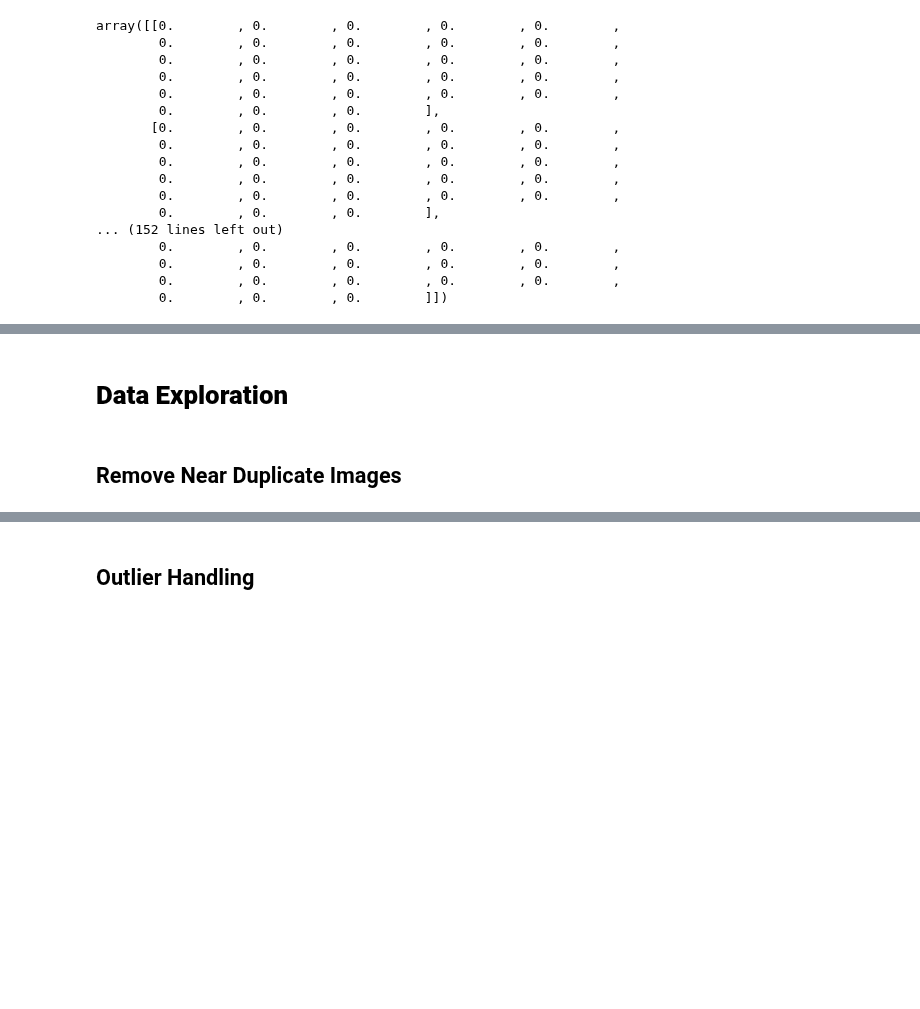
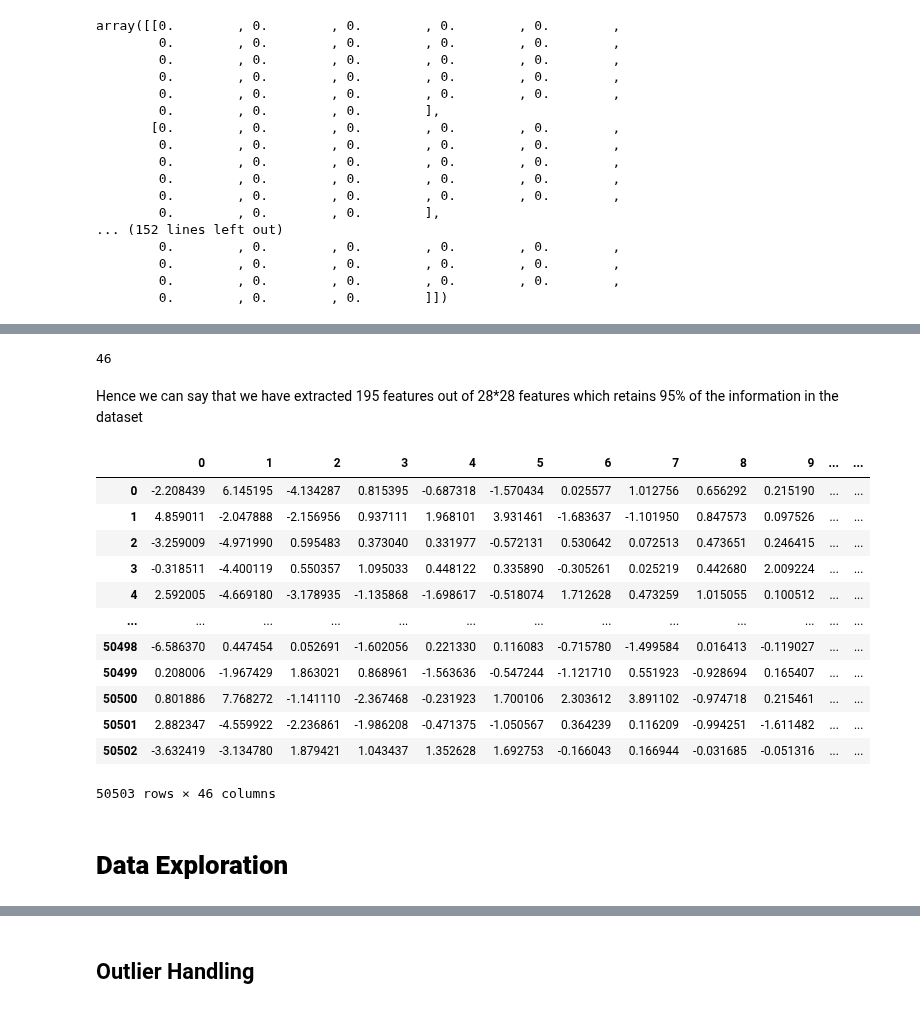
Before and after one commit to khetansarvesh/msml_602, a Jupyter notebook: Project/checkpoint2.ipynb, the cells around one changed output, grey strips where cells are left out. Cells and saved outputs as stored; diff of their text form; code cells hidden in the pictures; blank space fills up the shorter version.

```diff
--- a/Project/checkpoint2.ipynb
+++ b/Project/checkpoint2.ipynb
@@ -349,4 +355,6 @@ array([[0.        , 0.        , 0.        , 0.        , 0.        ,
         0.        , 0.        , 0.        , 0.        , 0.        ,
         0.        , 0.        , 0.        , 0.        , 0.        ,
         0.        , 0.        , 0.        ]])
+# %%
+normalized_train_images = np.array(normalized_train_images)
 # %% [markdown]
@@ -395,0 +362,4 @@ probs = logits_per_image.softmax(dim=1) # we can take the softmax to get the lab
+# %%
+# flattening the images
+X = normalized_train_images.reshape(50503, 28 * 28)
+Y = reduced_train_labels
@@ -396,4 +371,31 @@ probs = logits_per_image.softmax(dim=1) # we can take the softmax to get the lab
+# %%
+# Calculating new no of features such that 85% of the information in the dataset is retained
+threshold = 0.85
+cumulative_variance = np.cumsum(pca.explained_variance_ratio_)
+n_components = np.argmax(cumulative_variance >= threshold) + 1
+print(n_components)
+# %% [output]
+46
+# %% [markdown]
+Hence we can say that we have extracted 195 features out of 28*28 features which retains 95% of the information in the dataset
+# %%
+# fitting PCA again to get those 195 features
+pca = PCA(n_components = n_components)
+X_new = pca.fit_transform(X)
+pd.DataFrame(X_new)
+# %% [output]
+|  | 0 | 1 | 2 | 3 | 4 | 5 | 6 | 7 | 8 | 9 | ... | ... |
+| 0 | -2.208439 | 6.145195 | -4.134287 | 0.815395 | -0.687318 | -1.570434 | 0.025577 | 1.012756 | 0.656292 | 0.215190 | ... | ... |
+| 1 | 4.859011 | -2.047888 | -2.156956 | 0.937111 | 1.968101 | 3.931461 | -1.683637 | -1.101950 | 0.847573 | 0.097526 | ... | ... |
+| 2 | -3.259009 | -4.971990 | 0.595483 | 0.373040 | 0.331977 | -0.572131 | 0.530642 | 0.072513 | 0.473651 | 0.246415 | ... | ... |
+| 3 | -0.318511 | -4.400119 | 0.550357 | 1.095033 | 0.448122 | 0.335890 | -0.305261 | 0.025219 | 0.442680 | 2.009224 | ... | ... |
+| 4 | 2.592005 | -4.669180 | -3.178935 | -1.135868 | -1.698617 | -0.518074 | 1.712628 | 0.473259 | 1.015055 | 0.100512 | ... | ... |
+| ... | ... | ... | ... | ... | ... | ... | ... | ... | ... | ... | ... | ... |
+| 50498 | -6.586370 | 0.447454 | 0.052691 | -1.602056 | 0.221330 | 0.116083 | -0.715780 | -1.499584 | 0.016413 | -0.119027 | ... | ... |
+| 50499 | 0.208006 | -1.967429 | 1.863021 | 0.868961 | -1.563636 | -0.547244 | -1.121710 | 0.551923 | -0.928694 | 0.165407 | ... | ... |
+| 50500 | 0.801886 | 7.768272 | -1.141110 | -2.367468 | -0.231923 | 1.700106 | 2.303612 | 3.891102 | -0.974718 | 0.215461 | ... | ... |
+| 50501 | 2.882347 | -4.559922 | -2.236861 | -1.986208 | -0.471375 | -1.050567 | 0.364239 | 0.116209 | -0.994251 | -1.611482 | ... | ... |
+| 50502 | -3.632419 | -3.134780 | 1.879421 | 1.043437 | 1.352628 | 1.692753 | -0.166043 | 0.166944 | -0.031685 | -0.051316 | ... | ... |
+50503 rows × 46 columns
 # %% [markdown]
 # **Data Exploration**
-# %% [markdown]
-## Remove Near Duplicate Images
```
Also changed, not shown: parts of 25 cells of this notebook.
